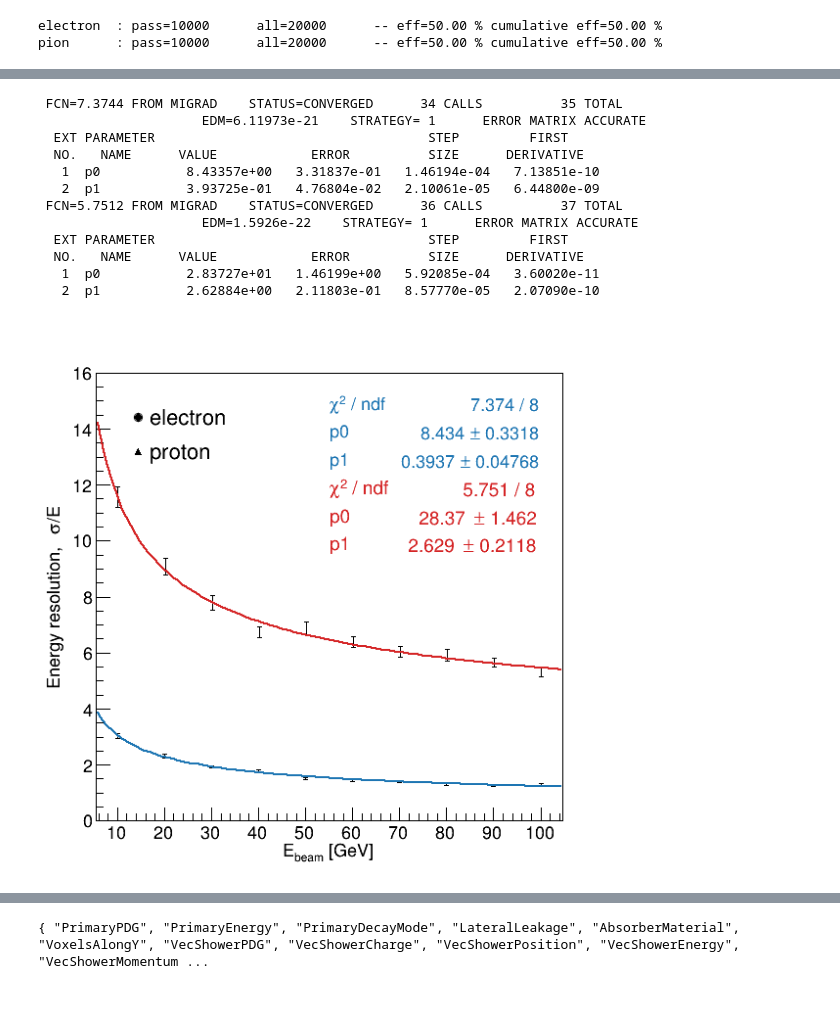
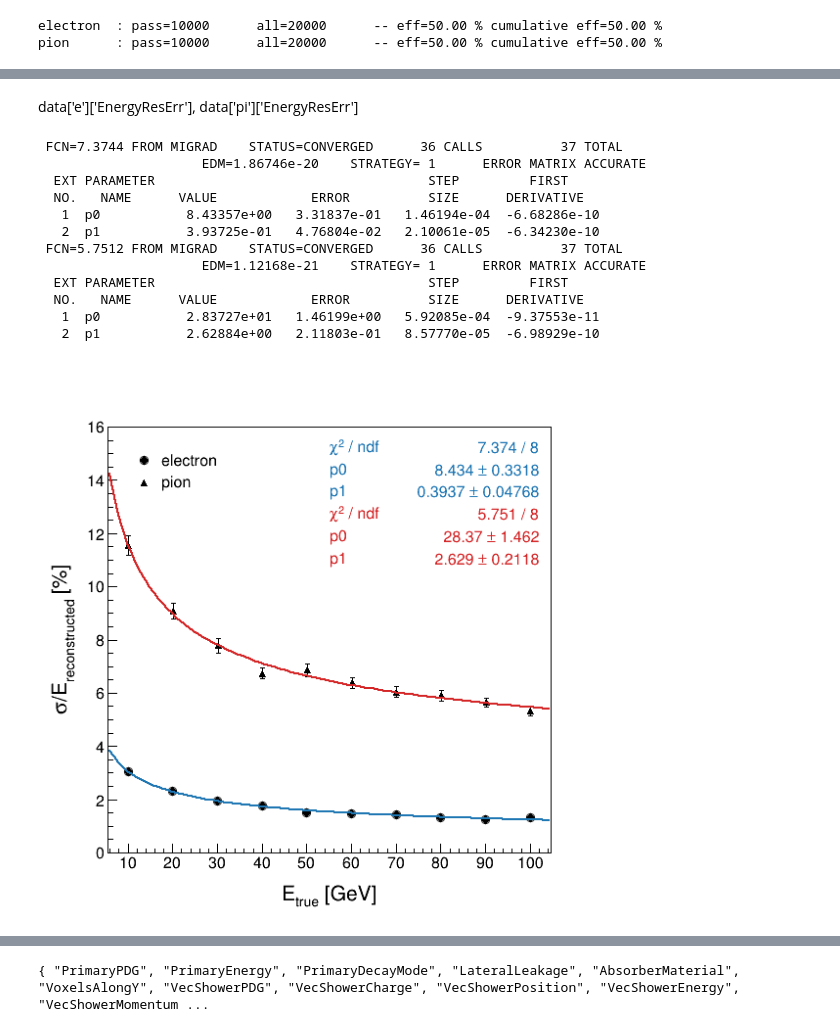
Before and after one commit to mollyhjorthjensen/DREAM, a Jupyter notebook: Analysis/validation.ipynb, the cells around one changed output, grey strips where cells are left out. Drawn from its saved outputs; the diff is of its cells as text; code cells hidden in the pictures; blank space fills up the shorter version.

```diff
--- a/Analysis/validation.ipynb
+++ b/Analysis/validation.ipynb
@@ -72,9 +71,10 @@ for rdf,s in zip([rdf2_e, rdf2_pi], ['e', 'pi']):
     unique_energies = np.unique(rdf.AsNumpy(columns=['PrimaryEnergy'])['PrimaryEnergy'])
     for i,e in enumerate(unique_energies):
         c1.cd(i+1)
-        rdf3 = rdf.Filter(f"PrimaryEnergy == {e}")
-        rdf3 = rdf3.Filter(modifiedZscore(rdf3, "rec_energy"))
-        rec_energy = rdf3.AsNumpy(columns=['rec_energy'])['rec_energy']
+        rdf3 = rdf.Filter(f"PrimaryEnergy == {e}", f"{e*1e-3} GeV")
+        rdf3 = rdf3.Filter(modifiedZscore(rdf3, "rec_energy"), "modified Z-score")
+        cutsReport = rdf3.Report()
+        cutsReport.Print()
         h = rdf3.Histo1D('rec_energy')
         r = h.Fit("gaus", "S")
         data[s]['Energy'][i] = e*1e-3
@@ -82,5 +82,4 @@ for rdf,s in zip([rdf2_e, rdf2_pi], ['e', 'pi']):
         data[s]['EnergyResErr'][i] = data[s]['EnergyRes'][i]*(r.ParError(1)/r.Parameter(1)+r.ParError(2)/r.Parameter(2))
         h.DrawCopy()
     c1.Draw()
-print(data)
 # %% [output]
@@ -112,6 +203,15 @@ data['e']['EnergyResErr'], data['pi']['EnergyResErr']
+# %% [markdown]
+data['e']['EnergyResErr'], data['pi']['EnergyResErr']
 # %%
-from array import array
+ROOT.gStyle.SetOptStat("emr")
+ROOT.gStyle.SetOptFit(1)
+
 c2 = ROOT.TCanvas("c2", "c2", 600, 600)
+c2.SetLeftMargin(.12)
+c2.SetBottomMargin(.12)
+c2.SetRightMargin(.12)
+c2.SetTopMargin(.12)
+
 mg = ROOT.TMultiGraph()
 gr = [None, None]
 f1 = [None, None]
@@ -119,61 +219,88 @@ f1[0] = ROOT.TF1("f1","[0]/sqrt(x)+[1]")
 f1[1] = f1[0].Clone()
 f1[0].SetLineColor(palette['blue'].GetNumber())
 f1[1].SetLineColor(palette['red'].GetNumber())
+marker = [ROOT.kFullDotLarge, ROOT.kFullTriangleUp]
+
 
 for i,s in enumerate(['e', 'pi']):
+    x = array('f', data[s]['Energy'])
     n = len(x)
-    x = array('f', data[s]['Energy'])
     y = array('f', data[s]['EnergyRes'])
     ex = array('f', [0.]*n)
     ey = array('f', data[s]['EnergyResErr'])
     gr[i] = ROOT.TGraphErrors(n, x, y, ex, ey)
     gr[i].Fit(f1[i], "S")
+    gr[i].SetMarkerStyle(marker[i])
 
     mg.Add(gr[i])
 mg.Draw('ap')
 
 c2.Update()
 
+labelsize = 0.03
+titlesize = 0.04
+titleoffset = 1.2
+labeloffset = 0.005
+linewidth = 3
+ticklength = 0.02
+
+mg.GetXaxis().SetTitle("E_{true} [GeV]")
+mg.GetYaxis().SetTitle("#sigma/E_{reconstructed} [%]")
 mg.SetMinimum(0.)
 mg.SetMaximum(16.)
-mg.GetXaxis().SetTitle("E_{beam} [GeV]")
-mg.GetYaxis().SetTitle("Energy resolution, #sigma/E")
+mg.GetXaxis().SetTickLength(ticklength)
+mg.GetYaxis().SetTickLength(ticklength)
+mg.GetXaxis().SetTitleSize(titlesize)
+mg.GetYaxis().SetTitleSize(titlesize)
+mg.GetXaxis().SetLabelSize(labelsize)
+mg.GetYaxis().SetLabelSize(labelsize)
 mg.GetXaxis().CenterTitle()
 mg.GetYaxis().CenterTitle()
+mg.GetXaxis().SetTitleOffset(titleoffset)
+mg.GetYaxis().SetTitleOffset(titleoffset)
+mg.GetXaxis().SetLabelOffset(labeloffset)
+mg.GetYaxis().SetLabelOffset(labeloffset)
 
 stats1 = gr[0].GetListOfFunctions().FindObject("stats")
 stats2 = gr[1].GetListOfFunctions().FindObject("stats")
 stats1.SetTextColor(palette['blue'].GetNumber())
 stats2.SetTextColor(palette['red'].GetNumber())
-stats1.SetX2NDC(1-0.12); stats1.SetX1NDC(stats1.GetX2NDC()-0.4)
-stats1.SetY2NDC(1-0.12-0.012); stats1.SetY1NDC(stats1.GetY2NDC()-0.15)
+stats1.SetX2NDC(1-c2.GetRightMargin()); stats1.SetX1NDC(stats1.GetX2NDC()-0.4)
+stats1.SetY2NDC(1-c2.GetTopMargin()-0.016); stats1.SetY1NDC(stats1.GetY2NDC()-0.12)
 stats2.SetX2NDC(stats1.GetX2NDC()); stats2.SetX1NDC(stats1.GetX1NDC())
-stats2.SetY2NDC(stats1.GetY1NDC()); stats2.SetY1NDC(stats2.GetY2NDC()-0.15)
+stats2.SetY2NDC(stats1.GetY1NDC()); stats2.SetY1NDC(stats2.GetY2NDC()-0.12)
+stats1.SetTextSize(labelsize)
+stats2.SetTextSize(labelsize)
 stats1.SetBorderSize(0)
 stats2.SetBorderSize(0)
 
 # add legend
-legend = ROOT.TLegend(0.12+0.03, 1-0.12-0.03, 0.32, 1-0.12-0.15)
+x1 = c2.GetLeftMargin() + 0.03
+x2 = x1 + 0.25
+y2 = 1 - c2.GetTopMargin() - 0.03 - 0.01
+y1 = y2 - 0.08
+legend = ROOT.TLegend(x1, y1, x2, y2)
 legend.SetFillColor(0)
 legend.SetBorderSize(0)
 legend.SetTextSize(labelsize)
-legend.AddEntry(p[0].GetValue(), "electron", "p")
-legend.AddEntry(p[1].GetValue(), "proton", "p")
+legend.AddEntry(gr[0], "electron", "p")
+legend.AddEntry(gr[1], "pion", "p")
 legend.Draw()
 
 c2.Modified()
+c2.Print("energyres.png")
 c2.Draw()
 # %% [output]
- FCN=7.3744 FROM MIGRAD    STATUS=CONVERGED      34 CALLS          35 TOTAL
-                     EDM=6.11973e-21    STRATEGY= 1      ERROR MATRIX ACCURATE
+ FCN=7.3744 FROM MIGRAD    STATUS=CONVERGED      36 CALLS          37 TOTAL
+                     EDM=1.86746e-20    STRATEGY= 1      ERROR MATRIX ACCURATE
   EXT PARAMETER                                   STEP         FIRST
   NO.   NAME      VALUE            ERROR          SIZE      DERIVATIVE
-   1  p0           8.43357e+00   3.31837e-01   1.46194e-04   7.13851e-10
-   2  p1           3.93725e-01   4.76804e-02   2.10061e-05   6.44800e-09
+   1  p0           8.43357e+00   3.31837e-01   1.46194e-04  -6.68286e-10
+   2  p1           3.93725e-01   4.76804e-02   2.10061e-05  -6.34230e-10
  FCN=5.7512 FROM MIGRAD    STATUS=CONVERGED      36 CALLS          37 TOTAL
-                     EDM=1.5926e-22    STRATEGY= 1      ERROR MATRIX ACCURATE
+                     EDM=1.12168e-21    STRATEGY= 1      ERROR MATRIX ACCURATE
   EXT PARAMETER                                   STEP         FIRST
   NO.   NAME      VALUE            ERROR          SIZE      DERIVATIVE
-   1  p0           2.83727e+01   1.46199e+00   5.92085e-04   3.60020e-11
-   2  p1           2.62884e+00   2.11803e-01   8.57770e-05   2.07090e-10
+   1  p0           2.83727e+01   1.46199e+00   5.92085e-04  -9.37553e-11
+   2  p1           2.62884e+00   2.11803e-01   8.57770e-05  -6.98929e-10
-[figure, old version]
+[figure, new version]
```
Also changed, not shown: parts of 6 cells of this notebook.
